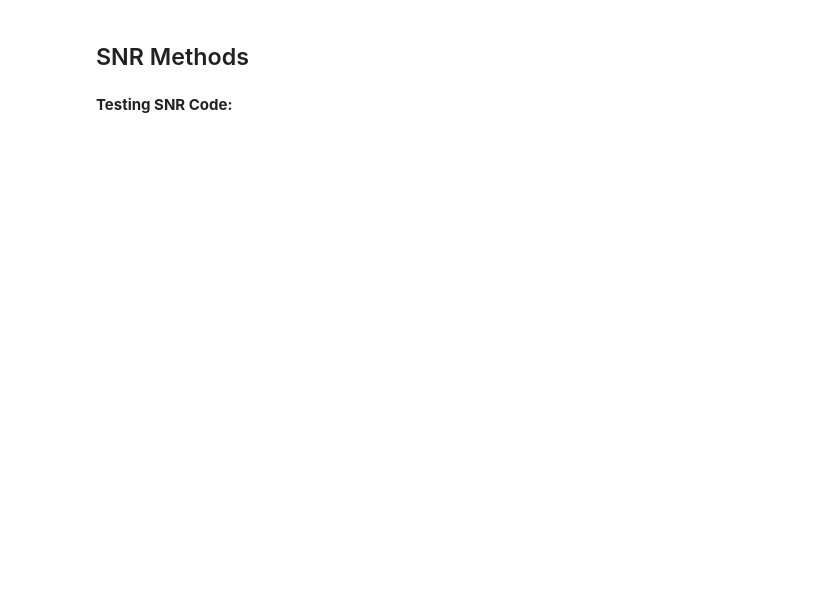
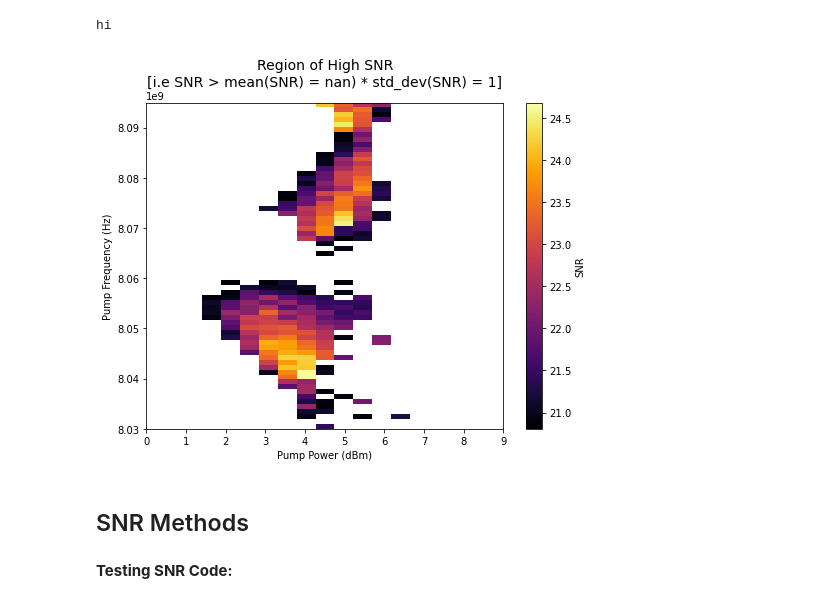
Before and after one commit to shanto268/tune_up_twpa, a Jupyter notebook: development_notebook.ipynb, the cells around one changed output. Cells and saved outputs as stored; diff of their text form; code cells hidden in the pictures; blank space fills up the shorter version.

```diff
--- a/development_notebook.ipynb
+++ b/development_notebook.ipynb
@@ -0,0 +48,32 @@
+# %%
+def get_config_for_high_SNR(arr,x,y,std_dev=2):
+    mean = np.mean(arr)
+    standard_deviation = np.std(arr)
+    distance_from_mean = abs(arr - mean)
+    min_deviations = std_dev
+    high_values = mean + min_deviations * standard_deviation
+    print("hi")
+    arr[arr < high_values] = np.nan
+    return arr
+
+def get_high_SNR_regions(signal,repeated, freq_range, power_range,pump_freq, pump_power, SAxdata, cutOff=10e3, std_highSNR=1.75):
+    average_signal = get_average_of_N_traces(signal,repeated)
+    average_lin_signal = dBm2Watt(average_signal)
+
+    pump_freqs = np.linspace(pump_freq[0][0],pump_freq[-1][-1],freq_range)
+    pump_powers = np.linspace(pump_power[0][0],pump_power[-1][-1],power_range)
+
+    SNRs, max_signals, noise_floors = calculate_SNRs(average_lin_signal,SAxdata,cutOff)
+    SNRs_reshaped = np.reshape(SNRs, (freq_range,power_range))
+
+    region = get_config_for_high_SNR(SNRs_reshaped,x=pump_powers, y=pump_freqs,std_dev=std_highSNR)
+    meanSNR = np.mean(SNRs_reshaped)
+    std_message = f"Region of High SNR\n[i.e SNR \$> mean(SNR) \ = {meanSNR}) * std_dev(SNR) = {std_highSNR}]"
+    create_heatmap(region, pump_powers, pump_freqs, title = std_message, xlabel='Pump Power (dBm)', ylabel='Pump Frequency (Hz)', zlabel='SNR',)
+# %%
+region = get_high_SNR_regions(signal,repeated, freq_range, power_range, pump_freq,
+                         pump_power, SAxdata, cutOff=cutOff_around_SA_peak,
+                         std_highSNR=1)
+# %% [output]
+hi
+[figure, added]
```
Also changed, not shown: parts of 14 cells of this notebook, 1 other file.
